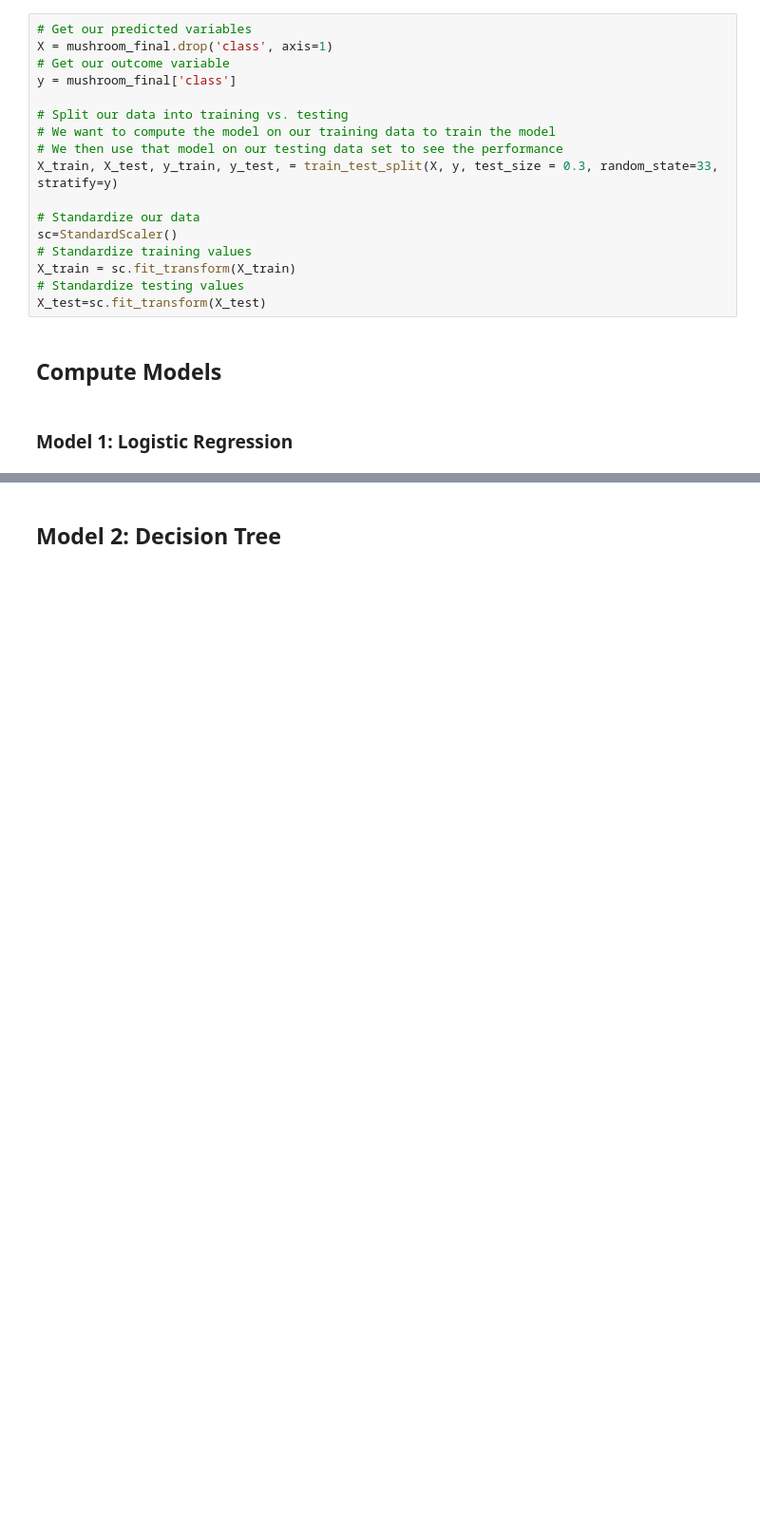
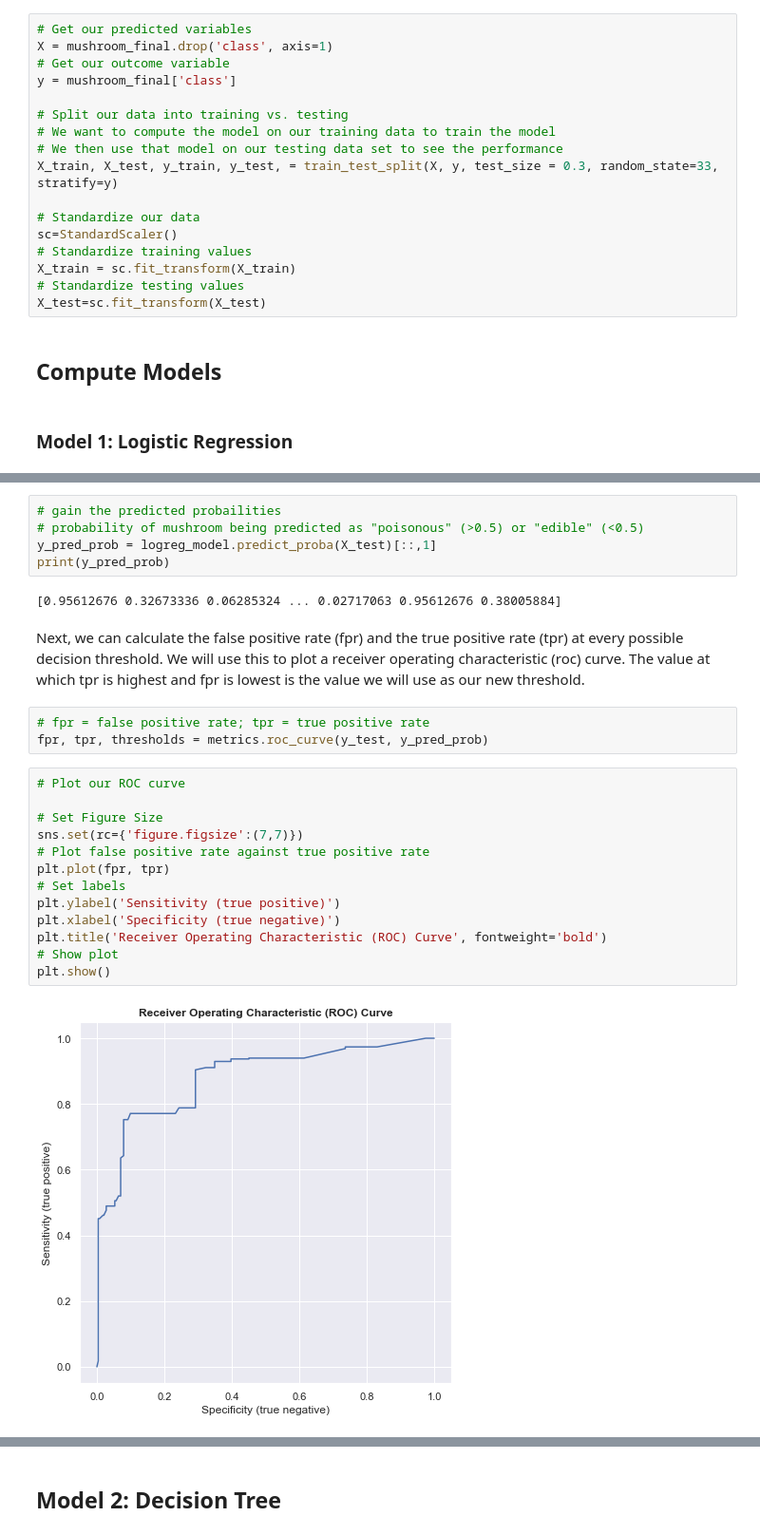
Before and after one commit to artolon/Final-Project, a Jupyter notebook: Part2_Mushroom-Models.ipynb, the cells around one changed output, grey strips where cells are left out. Shown at 95% size. Saved outputs shown, nothing was run; the diff lists cells and outputs as text; blank space fills up the shorter version.

Commit message:
working on models

```diff
--- a/Part2_Mushroom-Models.ipynb
+++ b/Part2_Mushroom-Models.ipynb
@@ -279 +291,28 @@ weighted avg       0.79      0.79      0.79      2438
+# %%
+# gain the predicted probailities
+# probability of mushroom being predicted as "poisonous" (>0.5) or "edible" (<0.5)
+y_pred_prob = logreg_model.predict_proba(X_test)[::,1]
+print(y_pred_prob)
+# %% [output]
+[0.95612676 0.32673336 0.06285324 ... 0.02717063 0.95612676 0.38005884]
+# %% [markdown]
+Next, we can calculate the false positive rate (fpr) and the true positive rate (tpr) at every possible decision threshold. We will use this to plot a receiver operating characteristic (roc) curve. The value at which tpr is highest and fpr is lowest is the value we will use as our new threshold.
+# %%
+# fpr = false positive rate; tpr = true positive rate
+fpr, tpr, thresholds = metrics.roc_curve(y_test, y_pred_prob)
+# %%
+# Plot our ROC curve
+
+# Set Figure Size
+sns.set(rc={'figure.figsize':(7,7)})
+# Plot false positive rate against true positive rate
+plt.plot(fpr, tpr)
+# Set labels
+plt.ylabel('Sensitivity (true positive)')
+plt.xlabel('Specificity (true negative)')
+plt.title('Receiver Operating Characteristic (ROC) Curve', fontweight='bold')
+# Show plot
+plt.show()
+# %% [output]
+[figure, added]
 # %%
```
Also changed, not shown: parts of 25 cells of this notebook.
